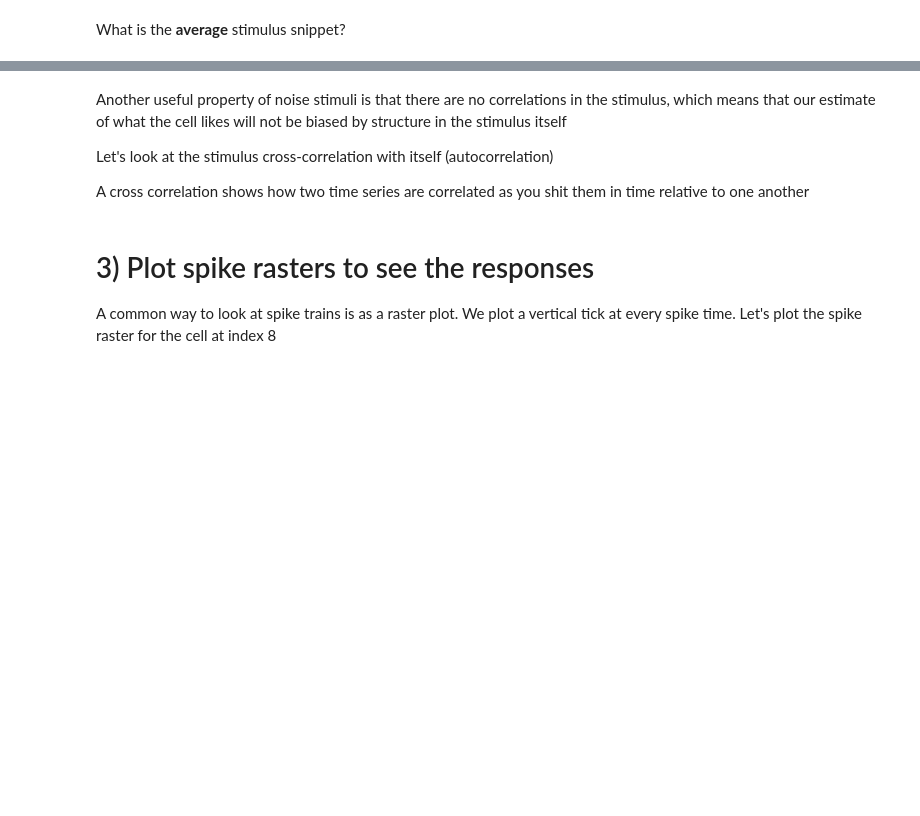
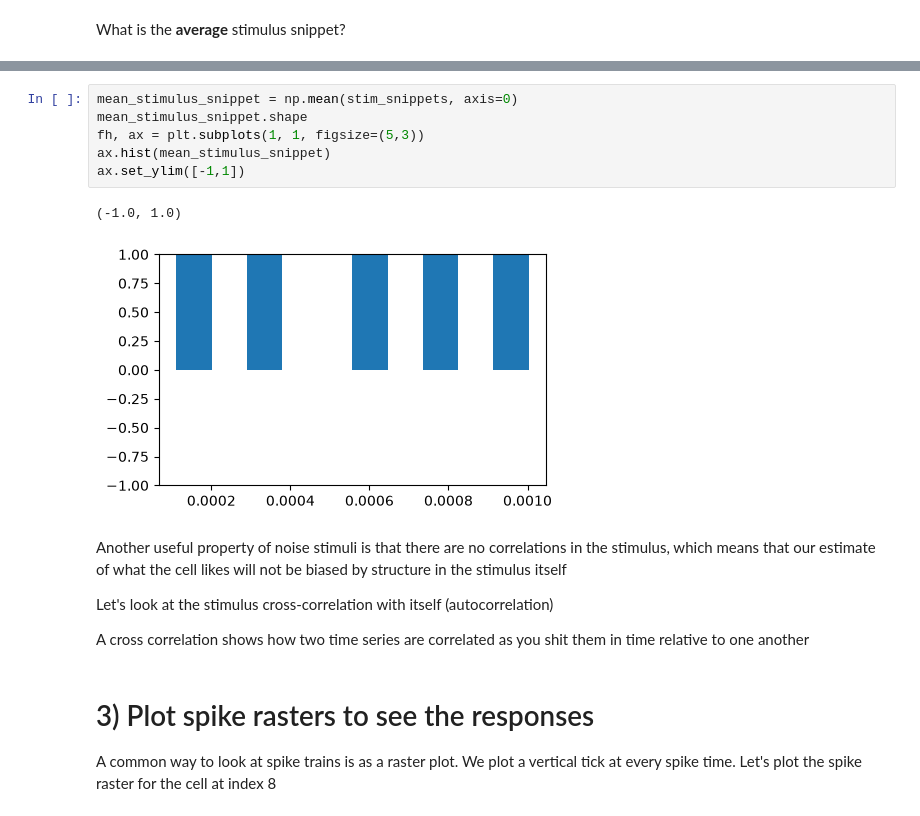
Before and after one commit to jeshapiro425/ABIO558_Repository_JS, a Jupyter notebook: miniproject_2_blank.ipynb, the cells around one changed output, grey strips where cells are left out. Saved outputs shown, nothing was run; the diff lists cells and outputs as text; blank space fills up the shorter version.

```diff
--- a/miniproject_2_blank.ipynb
+++ b/miniproject_2_blank.ipynb
@@ -186,3 +193,12 @@ What is the **average** stimulus snippet?
+# %%
+mean_stimulus_snippet = np.mean(stim_snippets, axis=0)
+mean_stimulus_snippet.shape
+fh, ax = plt.subplots(1, 1, figsize=(5,3))
+ax.hist(mean_stimulus_snippet)
+ax.set_ylim([-1,1])
+# %% [output]
+(-1.0, 1.0)
+[figure, added]
 # %% [markdown]
 Another useful property of noise stimuli is that there are no correlations in the stimulus, which means that our estimate of what the cell likes will not be biased by structure in the stimulus itself
 
```
Also changed, not shown: parts of 8 cells of this notebook.
